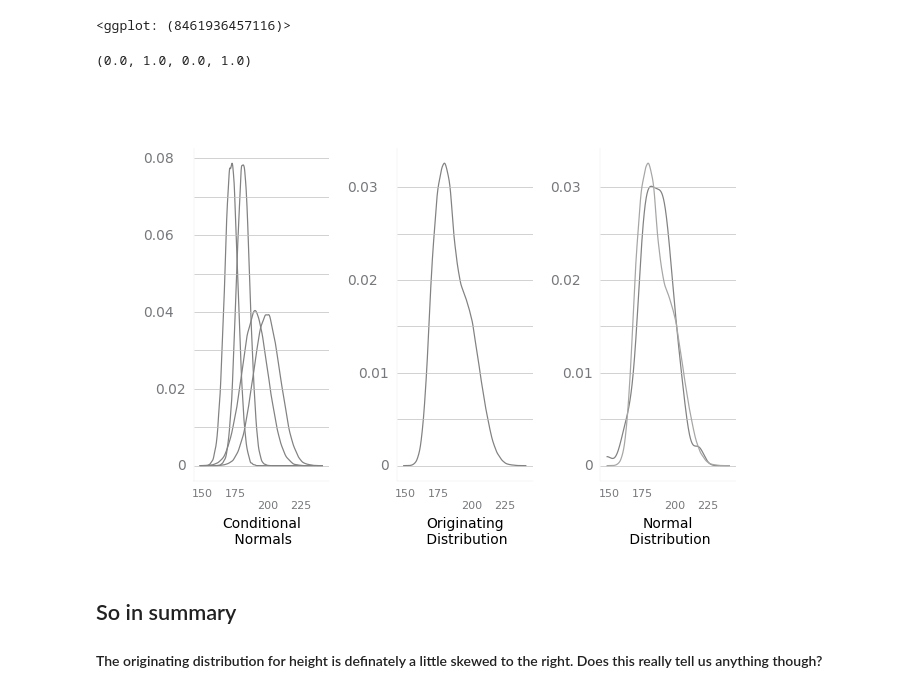
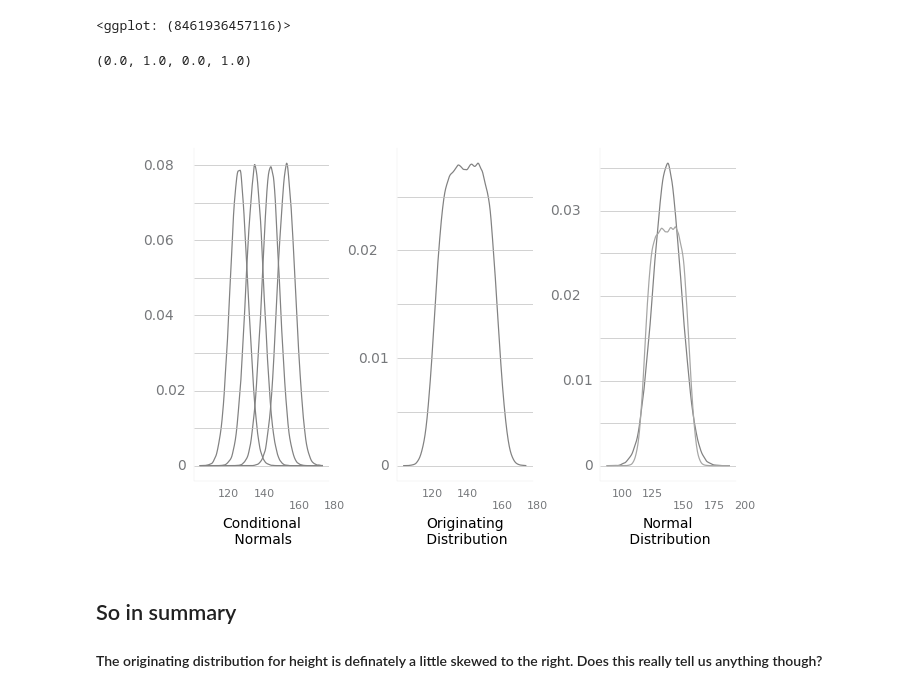
Before and after one commit to steed360/Data-Analysis, a Jupyter notebook: a_Regression_Errors.ipynb, the cells around one changed output. Cells and saved outputs as stored; diff of their text form; code cells hidden in the pictures.

```diff
--- a/a_Regression_Errors.ipynb
+++ b/a_Regression_Errors.ipynb
@@ -113,14 +113,12 @@ def SWD_theme ():
 lst_x =  [i for i in range ( 20,60, 10)]
 np_x = np.array ( lst_x)
 
-
 # Produce some Yi values using
 # a model of height = function (weight) from Statistical Rethinking
 # Place in a dict for later retrieval.
 
-
 b_weight_kg = 0.9
-c_avg_height_cm = 154
+c_avg_height_cm = 113.79
 sd = 5.0  # standard deviation of errors.
 
 dictYi = {}
@@ -446,7 +450,8 @@ t = theme(
           panel_grid_major_x=element_blank(),
           panel_grid_minor_x=element_blank(),
           axis_text_y = element_text( color=GRAY5, size=10)  ,
-          axis_text_x = element_text( color=GRAY5, size=8)  ,
+          axis_text_x = element_text( color=GRAY5, size=8, y = 0, va="top", ha="left")  ,
+          #va = 'bottom', ha = 'left', size = 13, color = GRAY3, y = 0.5
           legend_position="none"
 )
 
@@ -478,34 +483,34 @@ p3 = \
 
 # Empty plotnine figure to place the subplots on. Needs junk data (for backend "copy" reasons).
 fig = (ggplot()+geom_blank(data=df) +theme_void()).draw(show=False, return_ggplot=False)
 
 # Create gridspec for adding subpanels to the blank figure
 gs = gridspec.GridSpec(1, 3)
 ax1 = fig.add_subplot(gs[0,0])
 ax2 = fig.add_subplot(gs[0,1])
 ax3 = fig.add_subplot(gs[0,2])
 
 gs.update(wspace=0.5, hspace=0.05) # set the spacing between axes.
 
 # Add subplots to the figure
 _=p1._draw_using_figure(fig, [ax1])
 _=p2._draw_using_figure(fig, [ax2] )
 _=p3._draw_using_figure(fig, [ax3] )
 
 fig.dpi = 100
 width_in = 7
 fig.set_size_inches(width_in , width_in/1.62)
 
 # X axis labels.
 fig.axes[1].set_xlabel ('Conditional\n Normals')
 fig.axes[2].set_xlabel ('Originating\n Distribution')
 fig.axes[3].set_xlabel ('Normal\n Distribution')
 
 ax0 = fig.add_axes( (0,0,1,1))
 ax0.axis('Off') # don't draw anything.
 # %% [output]
 (0.0, 1.0, 0.0, 1.0)
-[figure, old version]
+[figure, new version]
 # %% [markdown]
 ## So in summary
 #### The originating distribution for height is definately a little skewed to the right.  Does this really tell us anything though?
```
Also changed, not shown: parts of 6 cells of this notebook.
